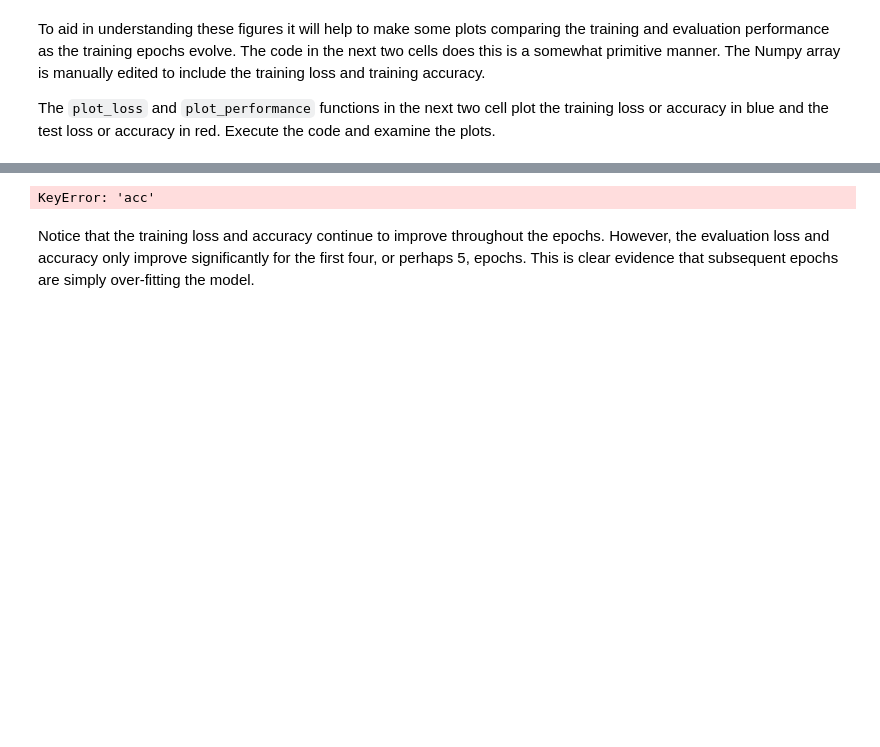
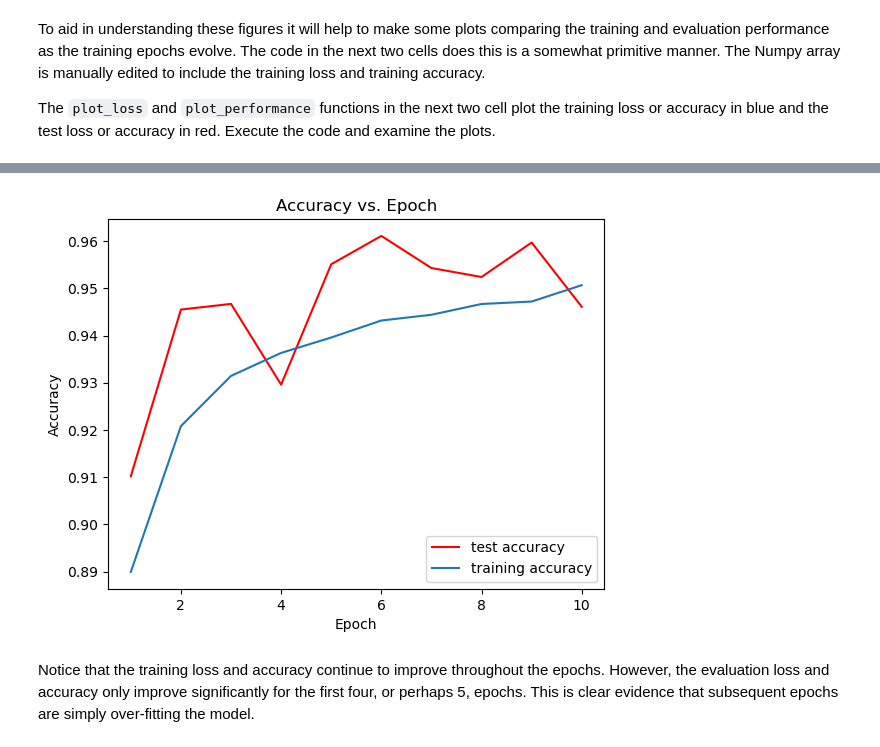
Before and after one commit to StephenElston/CSCI-E25, a Jupyter notebook: SuplementaryMaterial/GettingStartedKeras.ipynb, the cells around one changed output, grey strips where cells are left out. Cells and saved outputs as stored; diff of their text form; code cells hidden in the pictures; blank space fills up the shorter version.

Commit message:
Fixed code bug in plot function

```diff
--- a/SuplementaryMaterial/GettingStartedKeras.ipynb
+++ b/SuplementaryMaterial/GettingStartedKeras.ipynb
@@ -261,18 +261,18 @@ plot_loss(history)
 # %%
 def plot_accuracy(history):
-    train_acc = history.history['acc']
-    test_acc = history.history['val_acc']
+    train_acc = history.history['accuracy']
+    test_acc = history.history['val_accuracy']
     x = list(range(1, len(test_acc) + 1))
     plt.plot(x, test_acc, color = 'red', label = 'test accuracy')
     plt.plot(x, train_acc, label = 'training accuracy')
     plt.xlabel('Epoch')
     plt.ylabel('Accuracy')
     plt.title('Accuracy vs. Epoch')
     plt.legend(loc='lower right')
 
 plot_accuracy(history)
 # %% [output]
-KeyError: 'acc'
+[figure, added]
 # %% [markdown]
 Notice that the training loss and accuracy continue to improve throughout the epochs. However, the evaluation loss and accuracy only improve significantly for the first four, or perhaps 5, epochs. This is clear evidence that subsequent epochs are simply over-fitting the model.
 # %% [markdown]
```
Also changed, not shown: parts of 12 cells of this notebook.
